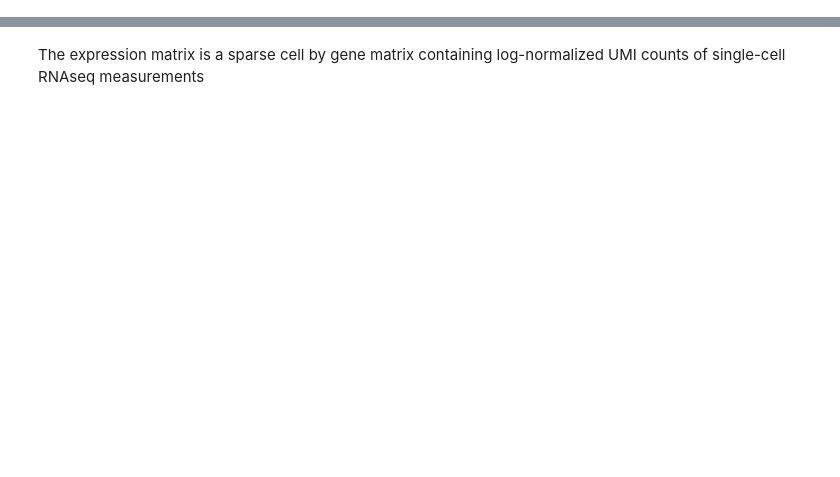
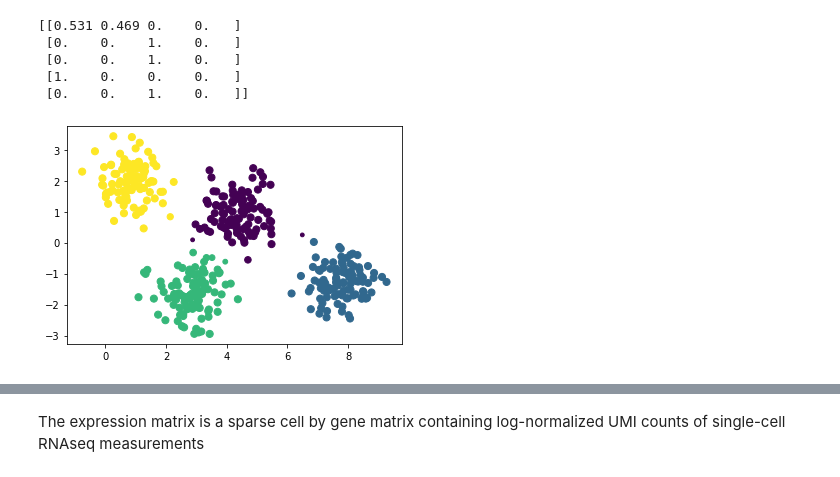
Before and after one commit to bioinfo-ucsd/BISB-Bootcamp-2022, a Jupyter notebook: modules/06-machlearn/06_Machine_Learning.ipynb, the cells around one changed output, grey strips where cells are left out. Cells and saved outputs as stored; diff of their text form; code cells hidden in the pictures; blank space fills up the shorter version.

```diff
--- a/modules/06-machlearn/06_Machine_Learning.ipynb
+++ b/modules/06-machlearn/06_Machine_Learning.ipynb
@@ -0,0 +67,15 @@
+# %%
+# Extract probability that each point belongs in the cluster
+probs = gmm.predict_proba(X)
+print(probs[:5].round(3)) # Print Subset of probabilities
+
+# Use probabilities to visualize certainty
+size = 50 * probs.max(1) ** 2  # square emphasizes differences
+plt.scatter(X[:, 0], X[:, 1], c=labels, cmap='viridis', s=size);
+# %% [output]
+[[0.531 0.469 0.    0.   ]
+ [0.    0.    1.    0.   ]
+ [0.    0.    1.    0.   ]
+ [1.    0.    0.    0.   ]
+ [0.    0.    1.    0.   ]]
+[figure, added]
```
Also changed, not shown: parts of 80 cells of this notebook.
